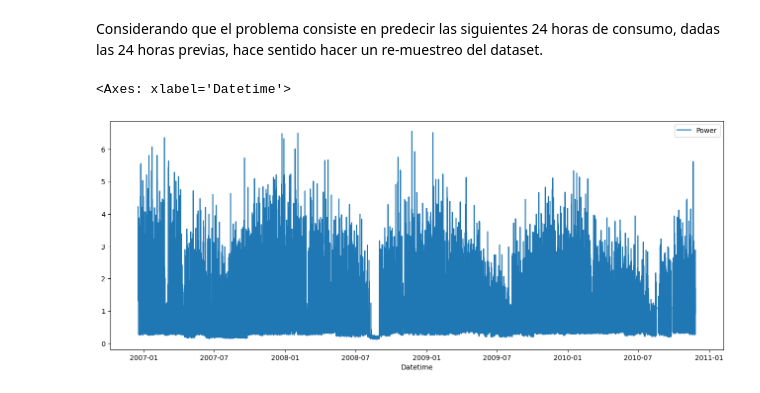
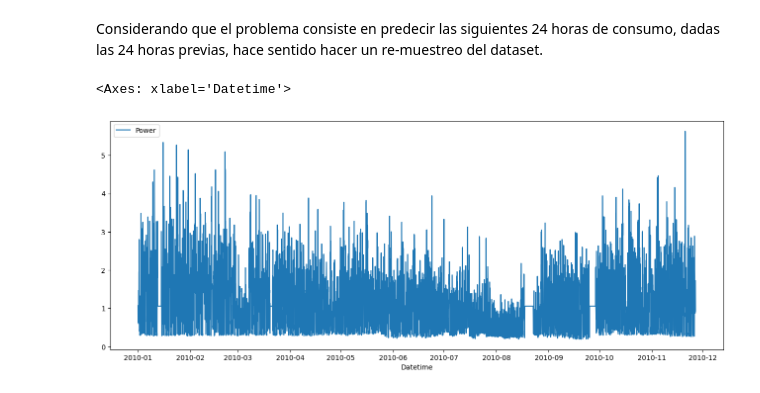
Before and after one commit to dcrovo/DeepLearning-Power-Prediction, a Jupyter notebook: src/TallerASP.ipynb, the cells around one changed output. Saved outputs shown, nothing was run; the diff lists cells and outputs as text; code cells hidden in the pictures.

```diff
--- a/src/TallerASP.ipynb
+++ b/src/TallerASP.ipynb
@@ -111,7 +111,7 @@ train_hour = train.resample('H').mean()
 test_hour = test.resample('H').mean()
 # %%
 plt.figure(figsize=(16,6))
-sns.lineplot(data_hour)
+sns.lineplot(test_hour)
 # %% [output]
 <Axes: xlabel='Datetime'>
-[figure, old version]
+[figure, new version]
```
Also changed, not shown: parts of 15 cells of this notebook, 2 other files.
